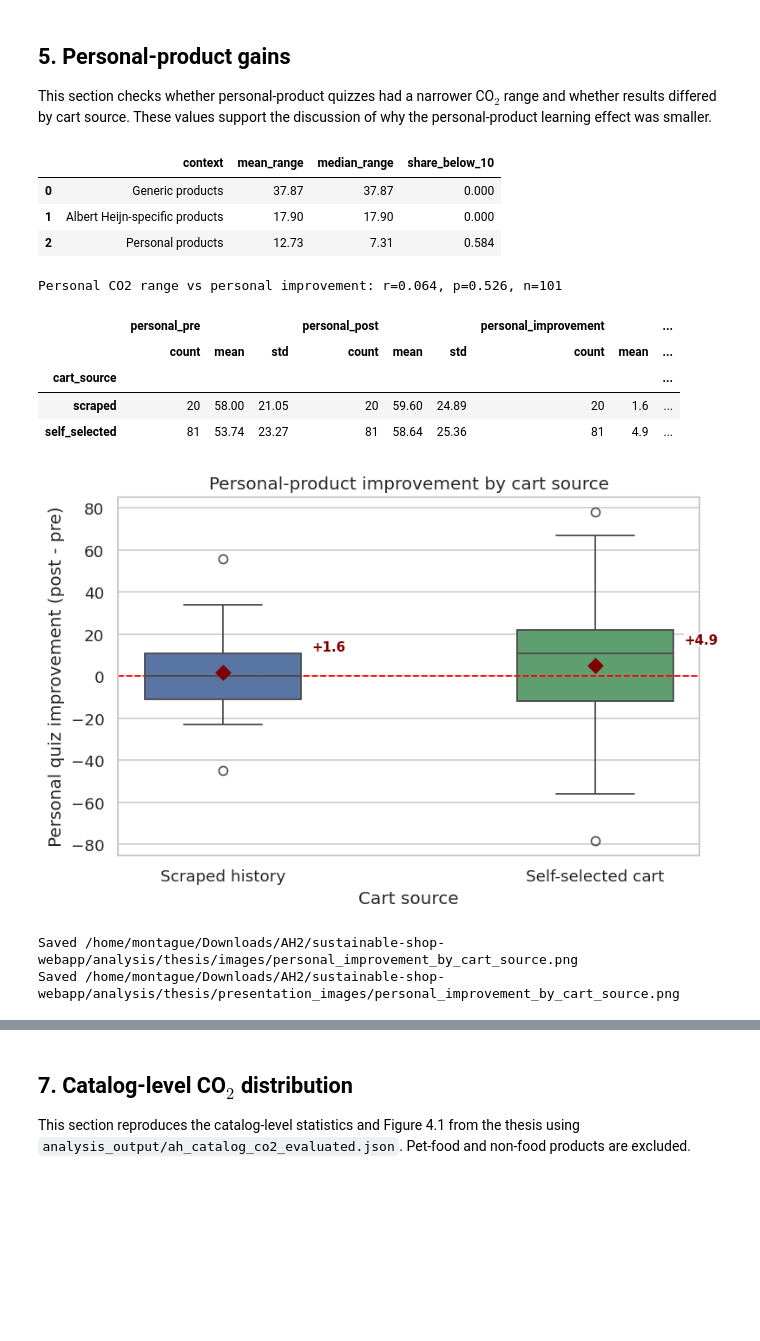
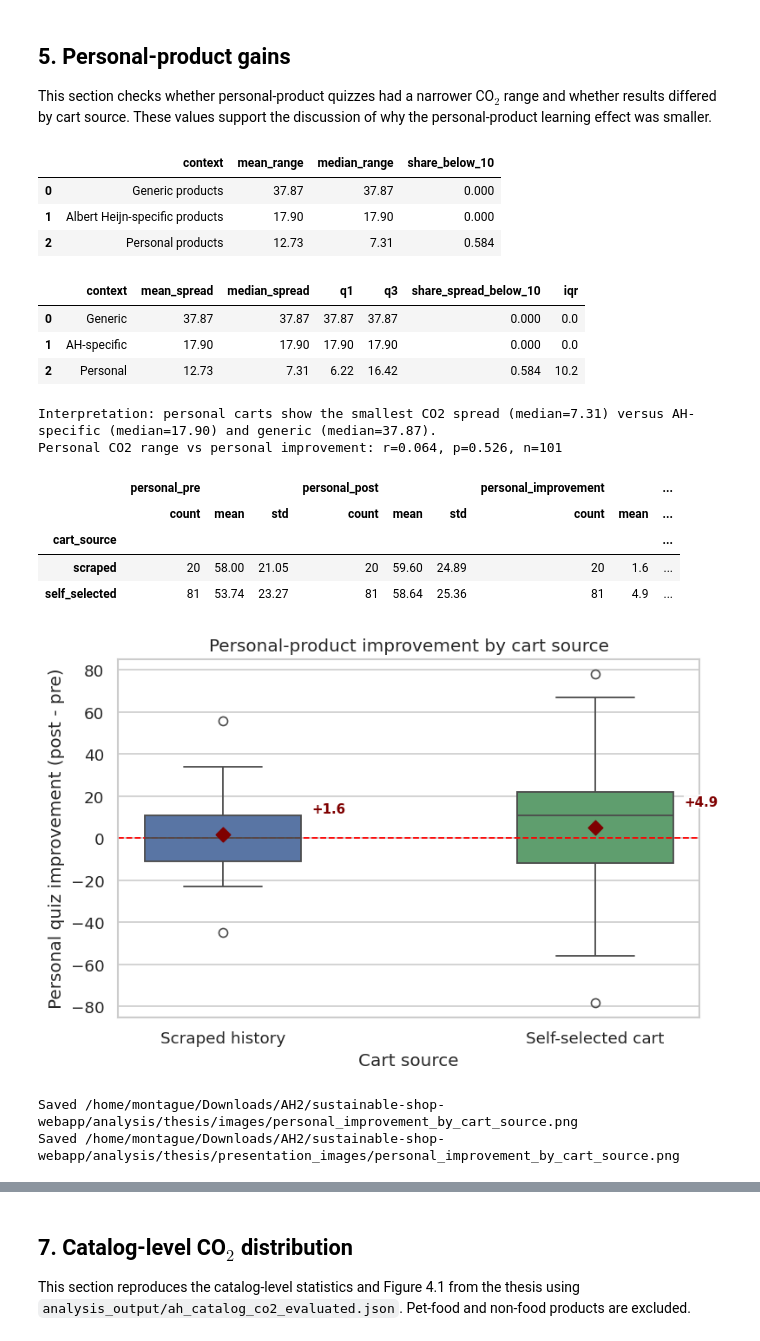
Before and after one commit to MontagueJacobs/albert, a Jupyter notebook: analysis/experiment_analysis.ipynb, the cells around one changed output, grey strips where cells are left out. Saved outputs shown, nothing was run; the diff lists cells and outputs as text; code cells hidden in the pictures; blank space fills up the shorter version.

```diff
--- a/analysis/experiment_analysis.ipynb
+++ b/analysis/experiment_analysis.ipynb
@@ -420,6 +420,26 @@ range_summary = pd.DataFrame({
     ],
 })
 display(range_summary.round({'mean_range': 2, 'median_range': 2, 'share_below_10': 3}))
+
+spread_table = pd.DataFrame({
+    'context': ['Generic', 'AH-specific', 'Personal'],
+    'mean_spread': [range_df['generic_range'].mean(), range_df['ah_range'].mean(), range_df['personal_range'].mean()],
+    'median_spread': [range_df['generic_range'].median(), range_df['ah_range'].median(), range_df['personal_range'].median()],
+    'q1': [range_df['generic_range'].quantile(0.25), range_df['ah_range'].quantile(0.25), range_df['personal_range'].quantile(0.25)],
+    'q3': [range_df['generic_range'].quantile(0.75), range_df['ah_range'].quantile(0.75), range_df['personal_range'].quantile(0.75)],
+    'share_spread_below_10': [
+        (range_df['generic_range'] < 10).mean(),
+        (range_df['ah_range'] < 10).mean(),
+        (range_df['personal_range'] < 10).mean(),
+    ],
+})
+spread_table['iqr'] = spread_table['q3'] - spread_table['q1']
+display(spread_table.round({'mean_spread': 2, 'median_spread': 2, 'q1': 2, 'q3': 2, 'iqr': 2, 'share_spread_below_10': 3}))
+
+personal_median = spread_table.loc[spread_table['context'].eq('Personal'), 'median_spread'].iloc[0]
+generic_median = spread_table.loc[spread_table['context'].eq('Generic'), 'median_spread'].iloc[0]
+ah_median = spread_table.loc[spread_table['context'].eq('AH-specific'), 'median_spread'].iloc[0]
+print(f'Interpretation: personal carts show the smallest CO2 spread (median={personal_median:.2f}) versus AH-specific (median={ah_median:.2f}) and generic (median={generic_median:.2f}).')
 
 range_corr = range_df[['personal_range', 'personal_improvement']].dropna()
 r, p = stats.pearsonr(range_corr['personal_range'], range_corr['personal_improvement'])
@@ -473,39 +493,44 @@ for x_pos, (source, mean_value) in enumerate(means.items()):
         fontsize=9,
         color='#7f0000',
         fontweight='bold',
         bbox=dict(facecolor='white', edgecolor='none', alpha=0.9, pad=0.25),
         zorder=7,
     )
 
 ax.axhline(0, color='red', linestyle='--', linewidth=1.1)
 ax.set_xlabel('Cart source')
 ax.set_ylabel('Personal quiz improvement (post - pre)')
 ax.set_title('Personal-product improvement by cart source')
 ax.set_xticks([0, 1], source_labels)
 ax.set_ylim(-85, 85)
 plt.tight_layout()
 
 cart_source_path = THESIS_IMAGE_DIR / 'personal_improvement_by_cart_source.png'
 plt.savefig(cart_source_path, dpi=300, bbox_inches='tight')
 
 presentation_path = THESIS_IMAGE_DIR.parent / 'presentation_images' / 'personal_improvement_by_cart_source.png'
 presentation_path.parent.mkdir(parents=True, exist_ok=True)
 plt.savefig(presentation_path, dpi=300, bbox_inches='tight')
 
 plt.show()
 print(f'Saved {cart_source_path}')
 print(f'Saved {presentation_path}')
 # %% [output]
 |  | context | mean_range | median_range | share_below_10 |
 | 0 | Generic products | 37.87 | 37.87 | 0.000 |
 | 1 | Albert Heijn-specific products | 17.90 | 17.90 | 0.000 |
 | 2 | Personal products | 12.73 | 7.31 | 0.584 |
+|  | context | mean_spread | median_spread | q1 | q3 | share_spread_below_10 | iqr |
+| 0 | Generic | 37.87 | 37.87 | 37.87 | 37.87 | 0.000 | 0.0 |
+| 1 | AH-specific | 17.90 | 17.90 | 17.90 | 17.90 | 0.000 | 0.0 |
+| 2 | Personal | 12.73 | 7.31 | 6.22 | 16.42 | 0.584 | 10.2 |
+Interpretation: personal carts show the smallest CO2 spread (median=7.31) versus AH-specific (median=17.90) and generic (median=37.87).
 Personal CO2 range vs personal improvement: r=0.064, p=0.526, n=101
-|  | personal_pre |  |  | personal_post |  |  | personal_improvement |  | ... |
-|  | count | mean | std | count | mean | std | count | mean | ... |
-| cart_source |  |  |  |  |  |  |  |  | ... |
-| scraped | 20 | 58.00 | 21.05 | 20 | 59.60 | 24.89 | 20 | 1.6 | ... |
-| self_selected | 81 | 53.74 | 23.27 | 81 | 58.64 | 25.36 | 81 | 4.9 | ... |
+|  | personal_pre |  |  | personal_post |  |  | personal_improvement |  | ... |
+|  | count | mean | std | count | mean | std | count | mean | ... |
+| cart_source |  |  |  |  |  |  |  |  | ... |
+| scraped | 20 | 58.00 | 21.05 | 20 | 59.60 | 24.89 | 20 | 1.6 | ... |
+| self_selected | 81 | 53.74 | 23.27 | 81 | 58.64 | 25.36 | 81 | 4.9 | ... |
 [figure]
 Saved /home/montague/Downloads/AH2/sustainable-shop-webapp/analysis/thesis/images/personal_improvement_by_cart_source.png
 Saved /home/montague/Downloads/AH2/sustainable-shop-webapp/analysis/thesis/presentation_images/personal_improvement_by_cart_source.png
```
Also changed, not shown: parts of 3 cells of this notebook, 2 other files.
